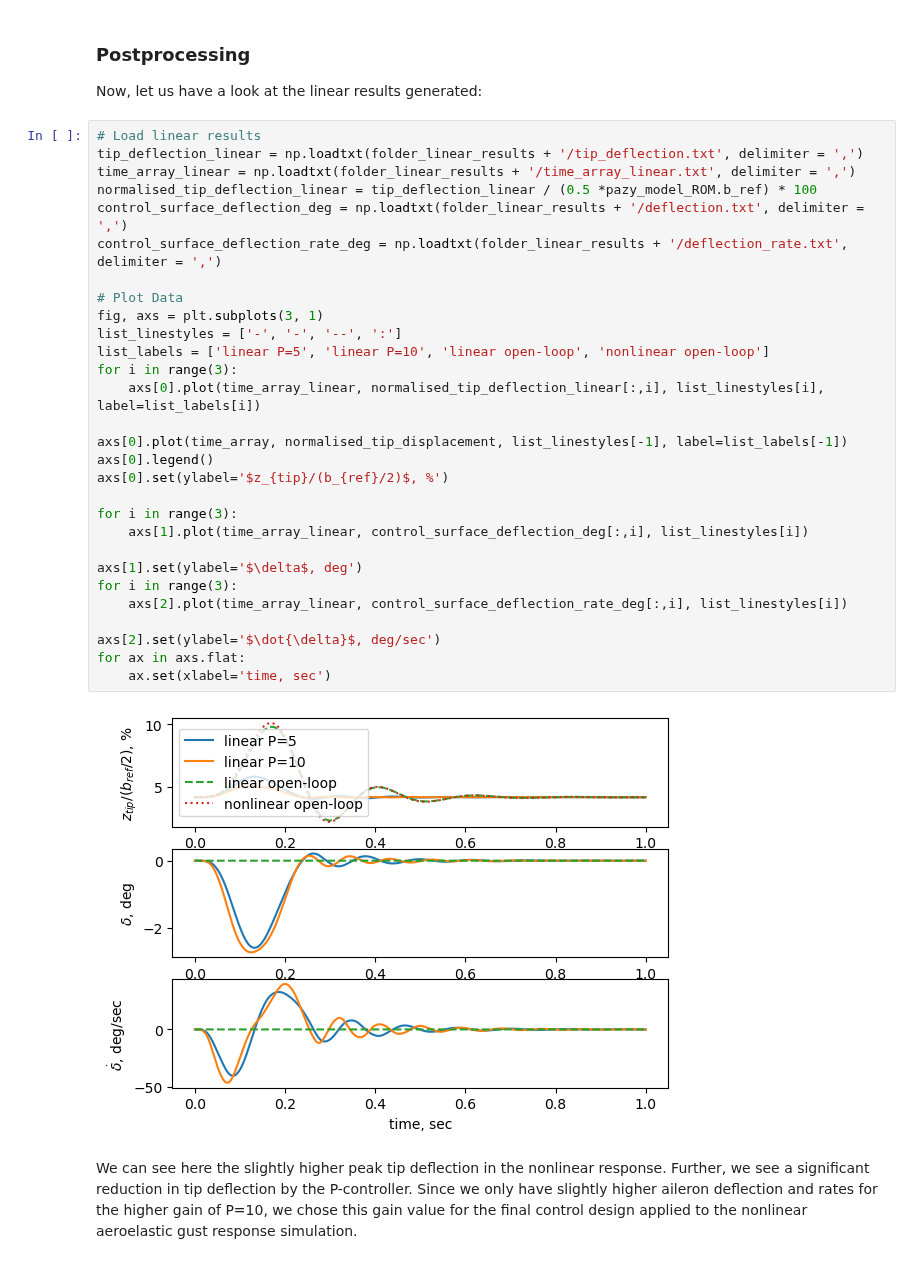
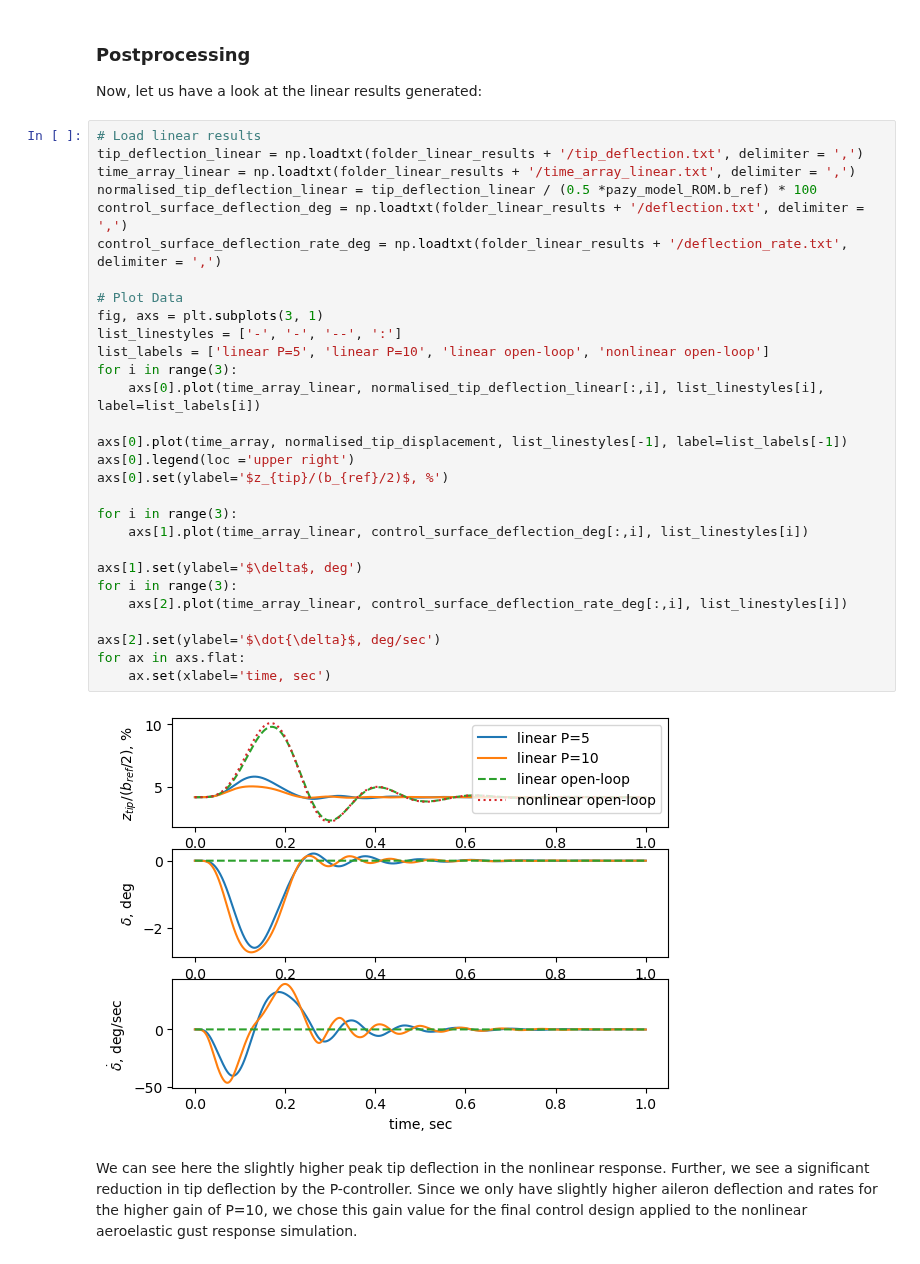
Before and after one commit to ImperialCollegeLondon/sharpy, a Jupyter notebook: docs/source/content/example_notebooks/UDP_control/tutorial_udp_control.ipynb, the cells around one changed output. Drawn from its saved outputs; the diff is of its cells as text.

Commit message:
refactor [tutorial] improve legend position in graph

```diff
--- a/docs/source/content/example_notebooks/UDP_control/tutorial_udp_control.ipynb
+++ b/docs/source/content/example_notebooks/UDP_control/tutorial_udp_control.ipynb
@@ -333,34 +333,34 @@ Now, let us have a look at the linear results generated:
 # %%
 # Load linear results
 tip_deflection_linear = np.loadtxt(folder_linear_results + '/tip_deflection.txt', delimiter = ',')
 time_array_linear = np.loadtxt(folder_linear_results + '/time_array_linear.txt', delimiter = ',')
 normalised_tip_deflection_linear = tip_deflection_linear / (0.5 *pazy_model_ROM.b_ref) * 100
 control_surface_deflection_deg = np.loadtxt(folder_linear_results + '/deflection.txt', delimiter = ',')
 control_surface_deflection_rate_deg = np.loadtxt(folder_linear_results + '/deflection_rate.txt', delimiter = ',')
 
 # Plot Data
 fig, axs = plt.subplots(3, 1)
 list_linestyles = ['-', '-', '--', ':']
 list_labels = ['linear P=5', 'linear P=10', 'linear open-loop', 'nonlinear open-loop']
 for i in range(3):
     axs[0].plot(time_array_linear, normalised_tip_deflection_linear[:,i], list_linestyles[i], label=list_labels[i])
 
 axs[0].plot(time_array, normalised_tip_displacement, list_linestyles[-1], label=list_labels[-1])
-axs[0].legend()
+axs[0].legend(loc ='upper right')
 axs[0].set(ylabel='$z_{tip}/(b_{ref}/2)$, %')
 
 for i in range(3):
     axs[1].plot(time_array_linear, control_surface_deflection_deg[:,i], list_linestyles[i])
 
 axs[1].set(ylabel='$\delta$, deg')
 for i in range(3):
     axs[2].plot(time_array_linear, control_surface_deflection_rate_deg[:,i], list_linestyles[i])
 
 axs[2].set(ylabel='$\dot{\delta}$, deg/sec')
 for ax in axs.flat:
     ax.set(xlabel='time, sec')
 # %% [output]
-[figure, old version]
+[figure, new version]
 # %% [markdown]
 We can see here the slightly higher peak tip deflection in the nonlinear response. Further, we see a significant reduction in tip deflection by the P-controller. Since we only have slightly higher aileron deflection and rates for the higher gain of P=10, we chose this gain value for the final control design applied to the nonlinear aeroelastic gust response simulation.
 # %% [markdown]
```
